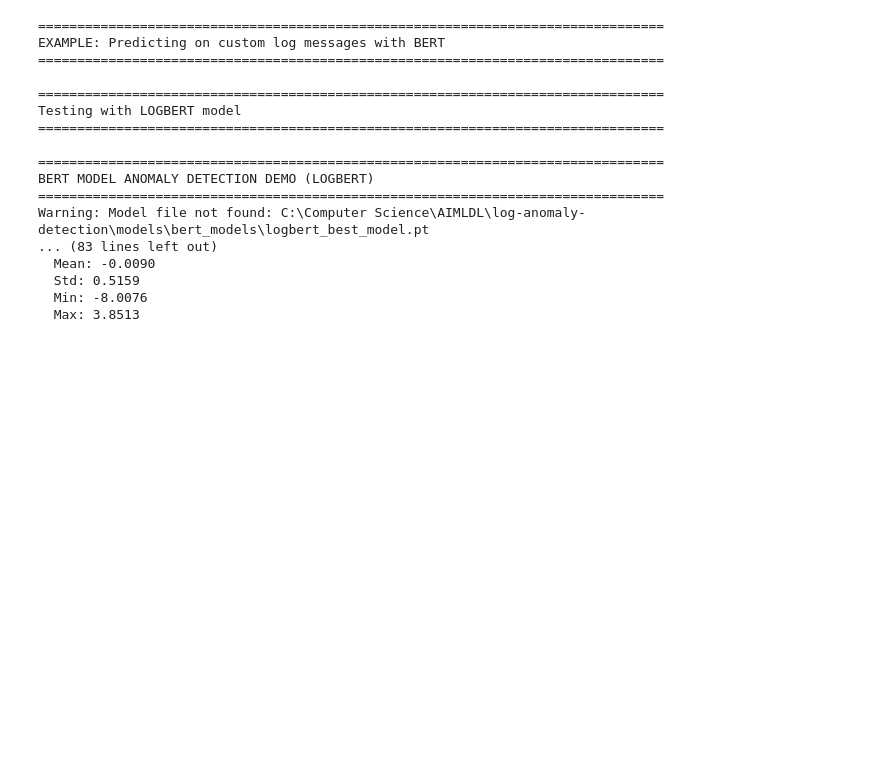
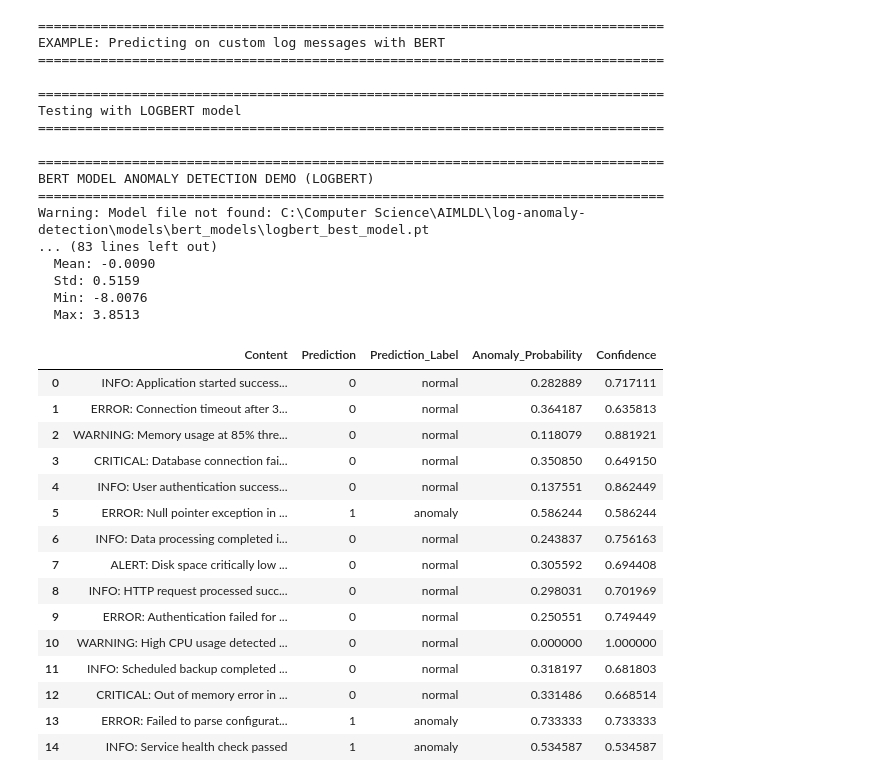
Before and after one commit to krishnasharma4415/log-anomaly-detection, a Jupyter notebook: demo/bert.ipynb, the cells around one changed output. Drawn from its saved outputs; the diff is of its cells as text; code cells hidden in the pictures; blank space fills up the shorter version.

Commit message:
demo update

```diff
--- a/demo/bert.ipynb
+++ b/demo/bert.ipynb
@@ -297,10 +272,6 @@ def demo_bert_prediction(custom_logs, content_column='Content', model_type='logb
 
     return results_df, embeddings
 # %%
-# ============================================================================
-# EXAMPLE USAGE
-# ============================================================================
-
 if __name__ == "__main__":
     print("\n" + "="*80)
     print("EXAMPLE: Predicting on custom log messages with BERT")
@@ -340,8 +311,8 @@ if __name__ == "__main__":
         )
 
         # Save results
-        output_file = ROOT / "demo" / "results" / f"bert_{model_type}_predictions.csv"
-        output_file.parent.mkdir(exist_ok=True)
+        output_file = ROOT / "demo" / "results" / "bert" / f"bert_{model_type}_predictions.csv"
+        output_file.parent.mkdir(parents=True, exist_ok=True)
         results.to_csv(output_file, index=False)
         print(f"\n✓ Results saved to: {output_file}")
 
@@ -374,3 +345,22 @@ Warning: Model file not found: C:\Computer Science\AIMLDL\log-anomaly-detection\
   Std: 0.5159
   Min: -8.0076
   Max: 3.8513
+# %%
+results
+# %% [output]
+|  | Content | Prediction | Prediction_Label | Anomaly_Probability | Confidence |
+| 0 | INFO: Application started success... | 0 | normal | 0.282889 | 0.717111 |
+| 1 | ERROR: Connection timeout after 3... | 0 | normal | 0.364187 | 0.635813 |
+| 2 | WARNING: Memory usage at 85% thre... | 0 | normal | 0.118079 | 0.881921 |
+| 3 | CRITICAL: Database connection fai... | 0 | normal | 0.350850 | 0.649150 |
+| 4 | INFO: User authentication success... | 0 | normal | 0.137551 | 0.862449 |
+| 5 | ERROR: Null pointer exception in ... | 1 | anomaly | 0.586244 | 0.586244 |
+| 6 | INFO: Data processing completed i... | 0 | normal | 0.243837 | 0.756163 |
+| 7 | ALERT: Disk space critically low ... | 0 | normal | 0.305592 | 0.694408 |
+| 8 | INFO: HTTP request processed succ... | 0 | normal | 0.298031 | 0.701969 |
+| 9 | ERROR: Authentication failed for ... | 0 | normal | 0.250551 | 0.749449 |
+| 10 | WARNING: High CPU usage detected ... | 0 | normal | 0.000000 | 1.000000 |
+| 11 | INFO: Scheduled backup completed ... | 0 | normal | 0.318197 | 0.681803 |
+| 12 | CRITICAL: Out of memory error in ... | 0 | normal | 0.331486 | 0.668514 |
+| 13 | ERROR: Failed to parse configurat... | 1 | anomaly | 0.733333 | 0.733333 |
+| 14 | INFO: Service health check passed | 1 | anomaly | 0.534587 | 0.534587 |
```
Also changed, not shown: parts of 7 cells of this notebook, 22 other files.
